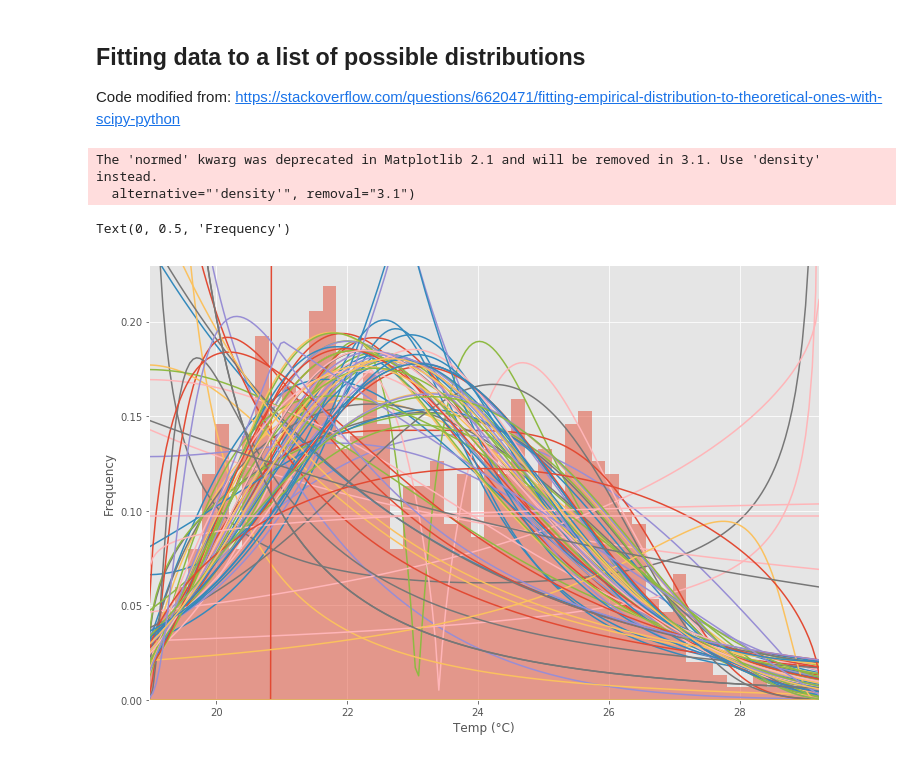
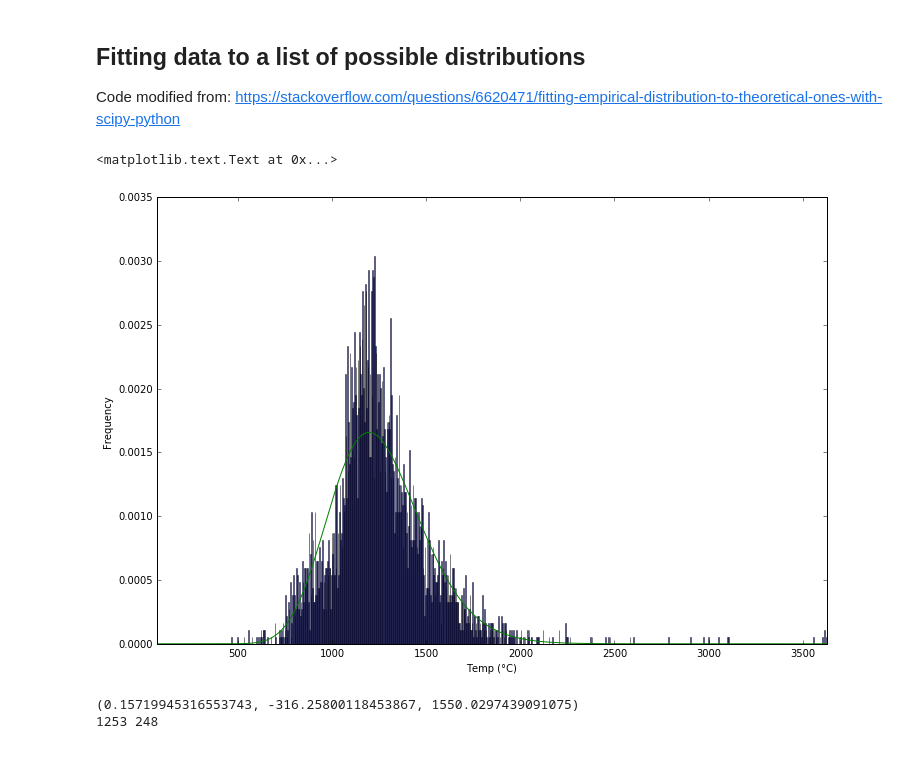
Before and after one commit to vanderbiltscl/SpeculativeScheduling, a Jupyter notebook: workload/old_scripts/fit_distributions.ipynb, the cells around one changed output. Drawn from its saved outputs; the diff is of its cells as text; code cells hidden in the pictures.

Commit message:
Updated the fit distribution code to use the IPDPS style data

```diff
--- a/workload/old_scripts/fit_distributions.ipynb
+++ b/workload/old_scripts/fit_distributions.ipynb
@@ -15,8 +17,5 @@ import matplotlib.pyplot as plt
 
 from cycler import cycler
-# %%
-matplotlib.rcParams['figure.figsize'] = (16.0, 12.0)
-matplotlib.style.use('ggplot')
 # %%
 # Create models from data
 def best_fit_distribution(data, bins=200, ax=None):
@@ -37,6 +36,7 @@ def best_fit_distribution(data, bins=200, ax=None):
         st.rayleigh,st.rice,st.recipinvgauss,st.semicircular,st.t,st.triang,st.truncexpon,st.truncnorm,st.tukeylambda,
         st.uniform,st.vonmises,st.vonmises_line,st.wald,st.weibull_min,st.weibull_max,st.wrapcauchy
     ]
+    dist_list = [st.lognorm]
 
     # Best holders
     best_distribution = st.norm
@@ -101,26 +101,41 @@ def make_pdf(dist, params, size=10000):
     return pdf
 # %%
 # Load data from statsmodels datasets
-data = pd.Series(sm.datasets.elnino.load_pandas().data.set_index('YEAR').values.ravel())
+#data = pd.Series(sm.datasets.elnino.load_pandas().data.set_index('YEAR').values.ravel())
+data = pd.Series(np.loadtxt("/home/anagainaru/work/scheduler_simulator/github/SpeculativeScheduling/workload/accre_data/ACCRE/VBMQA.out", delimiter=' '))
 # %%
-# Plot for comparison
+# Plot for comparison fits for all selected distributions
+
 plt.figure(figsize=(12,8))
-ax = data.plot(kind='hist', bins=50, normed=True, alpha=0.5)#, color=plt.rcParams['axes.color_cycle'][1])
+ax = data.plot(kind='hist', bins=1000, normed=True, alpha=0.5)#, color=plt.rcParams['axes.color_cycle'][1])
 # Save plot limits
 dataYLim = ax.get_ylim()
 
 # Find best fit distribution
-best_fit_name, best_fit_params = best_fit_distribution(data, 200, ax)
+best_fit_name, best_fit_params = best_fit_distribution(data, 1000, ax)
 best_dist = getattr(st, best_fit_name)
 
 # Update plots
 ax.set_ylim(dataYLim)
 ax.set_xlabel(u'Temp (°C)')
 ax.set_ylabel('Frequency')
 # %% [output]
-The 'normed' kwarg was deprecated in Matplotlib 2.1 and will be removed in 3.1. Use 'density' instead.
-  alternative="'density'", removal="3.1")
+<matplotlib.text.Text at 0x...>
-Text(0, 0.5, 'Frequency')
-[figure, old version]
+[figure, new version]
+# %%
+# plot the parameters for the lognorm fit
+
+shape = best_fit_params[0]
+loc = best_fit_params[1]
+scale = best_fit_params[2]
+
+print(best_fit_params)
+
+mu = int(lognorm.mean(shape, loc, scale))
+sigma = int(lognorm.std(shape, loc, scale))
+print(mu, sigma)
+# %% [output]
+(0.15719945316553743, -316.25800118453867, 1550.0297439091075)
+1253 248
 # %%
 # Make PDF with best params
```
Also changed, not shown: parts of 3 cells of this notebook.
